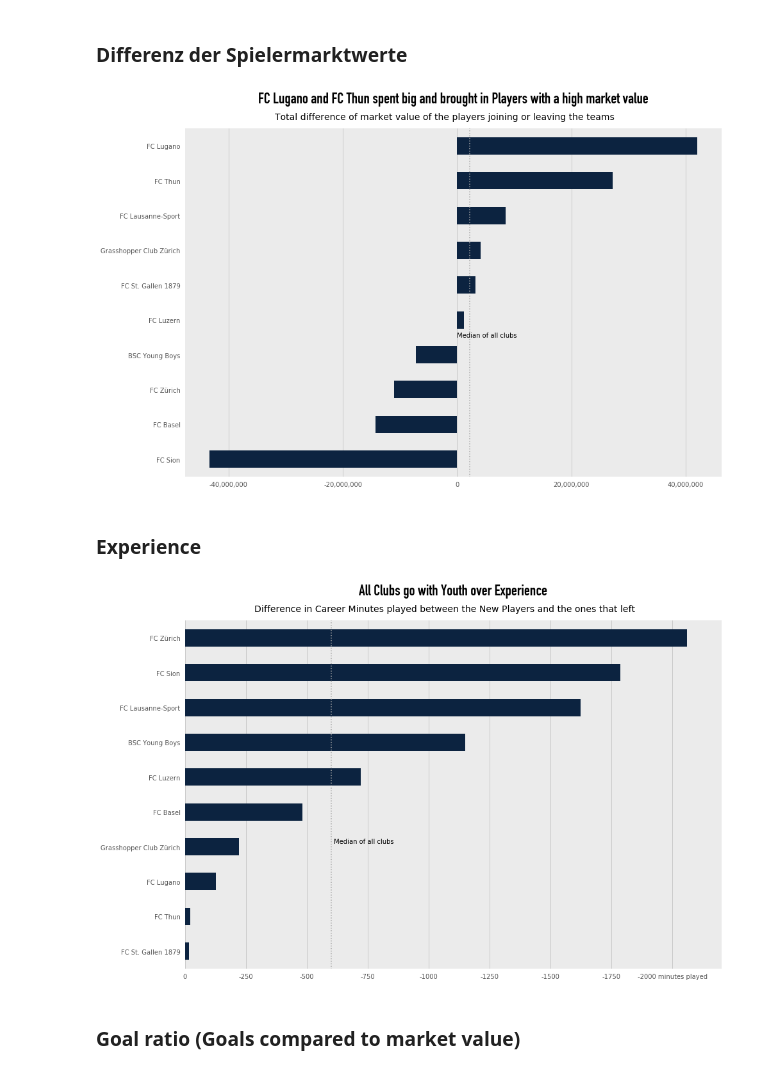
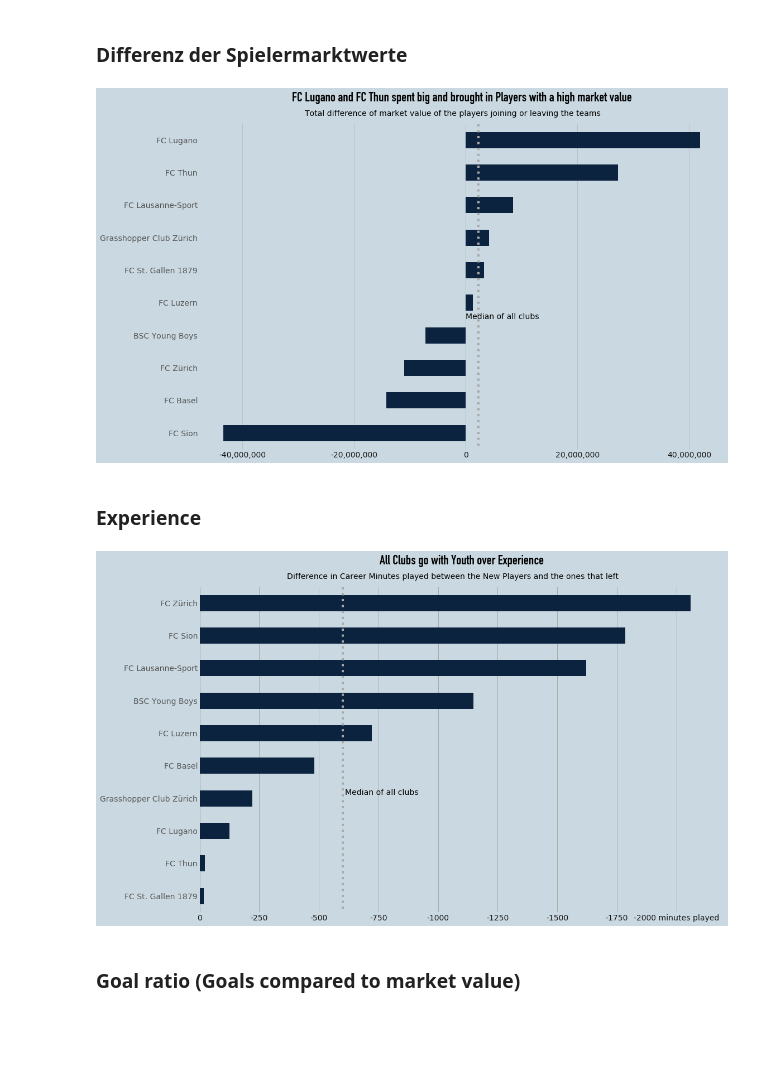
Before and after one commit to benbitoun/data-studio, a Jupyter notebook: Code/02-sport_project /Revision 2/Project 2 plotting.ipynb, the cells around one changed output. Drawn from its saved outputs; the diff is of its cells as text; code cells hidden in the pictures; blank space fills up the shorter version.

```diff
--- a/Code/02-sport_project /Revision 2/Project 2 plotting.ipynb
+++ b/Code/02-sport_project /Revision 2/Project 2 plotting.ipynb
@@ -206,6 +247,27 @@ formatter = FuncFormatter(with_commas)
 ### Differenz der Spielermarktwerte
 # %%
 fig, ax = plt.subplots(figsize =(15,10))
+
+params = {"figure.facecolor": "#cad9e1",
+              "axes.facecolor": "#cad9e1",
+              "axes.grid" : True,
+              "axes.grid.axis" : "y",
+              "grid.color"    : "#ffffff",
+              "grid.linewidth": 2,
+              "axes.spines.left" : False,
+              "axes.spines.right" : False,
+              "axes.spines.top" : False,
+              "ytick.major.size": 0,
+              "ytick.minor.size": 0,
+              "xtick.direction" : "in",
+              "xtick.major.size" : 7,
+              "xtick.color"      : "#191919",
+              "axes.edgecolor"    :"#191919",
+              "axes.prop_cycle" : plt.cycler('color',
+                                    ['#006767', '#ff7f0e', '#2ca02c', '#d62728',
+                                     '#9467bd', '#8c564b', '#e377c2', '#7f7f7f',
+                                     '#bcbd22', '#17becf'])}
+plt.rcParams.update(params)
 
 #Font
 csfont = {'fontname':'DIN Condensed'}
@@ -213,7 +275,7 @@ csfont = {'fontname':'DIN Condensed'}
 df_bilanz_new['differenz_marktwert'].sort_values().plot(kind='barh', ax = ax, legend=False, color=['#0C2340'])
 plt.axes
 
-ax.set_facecolor("#EBEBEB")
+#ax.set_facecolor("#EBEBEB")
 
 
 #grid
@@ -231,40 +293,61 @@ ax.spines['left'].set_visible(False)
 ax.set_title("FC Lugano and FC Thun spent big and brought in Players with a high market value", **csfont, pad=40, fontsize=24)
 plt.gcf().text(0.5, 0.9, "Total difference of market value of the players joining or leaving the teams", ha="center", fontsize=14)
 ax.set_ylabel('')
 
 #Ticks
 ax.tick_params(left=False)
 ax.tick_params(bottom=False)
 
 #Showing Median
 median = df_bilanz_new['differenz_marktwert'].median()
 ax.plot([median, median], [-4, 10], c='darkgrey', linestyle=':')
 ax.annotate(s='Median of all clubs', xy=(4000,3.5), color='black')
 
 #Formatting x-labels
 #Step 1: Build a function
 def with_words(value, pos):
     millions = int(value/1000000)
    # print(pos)
     return "{} million".format(int(millions))
 
 def with_commas(value, pos):
     return "{:,}".format(int(value))
 
 #Step 2: Use FuncFormatter with that function
 formatter = FuncFormatter(with_commas)
 ax.set_axisbelow(True)
 
 ax.xaxis.set_major_formatter(formatter)
 
-plt.savefig('Marktwerte.pdf', transparent=True, bbox_inches='tight')
-plt.savefig('Marktwerte.png', transparent=True, bbox_inches='tight')
+plt.savefig('Marktwerte.pdf', transparent=False, bbox_inches='tight')
+plt.savefig('Marktwerte.png', transparent=False, bbox_inches='tight')
 # %% [output]
-[figure, old version]
+[figure, new version]
 # %% [markdown]
 ### Experience
 # %%
 fig, ax = plt.subplots(figsize =(15,10))
+
+params = {"figure.facecolor": "#cad9e1",
+              "axes.facecolor": "#cad9e1",
+              "axes.grid" : True,
+              "axes.grid.axis" : "y",
+              "grid.color"    : "#ffffff",
+              "grid.linewidth": 2,
+              "axes.spines.left" : False,
+              "axes.spines.right" : False,
+              "axes.spines.top" : False,
+              "ytick.major.size": 0,
+              "ytick.minor.size": 0,
+              "xtick.direction" : "in",
+              "xtick.major.size" : 7,
+              "xtick.color"      : "#191919",
+              "axes.edgecolor"    :"#191919",
+              "axes.prop_cycle" : plt.cycler('color',
+                                    ['#006767', '#ff7f0e', '#2ca02c', '#d62728',
+                                     '#9467bd', '#8c564b', '#e377c2', '#7f7f7f',
+                                     '#bcbd22', '#17becf'])}
+plt.rcParams.update(params)
 
 #Font
 csfont = {'fontname':'DIN Condensed'}
@@ -272,13 +355,13 @@ csfont = {'fontname':'DIN Condensed'}
 df_bilanz_new['total-spiel-differenz'].sort_values(ascending=False).plot(kind='barh', legend=False, ax = ax, color=['#0C2340'])
 plt.axes
 
-ax.set_facecolor("#EBEBEB")
+#ax.set_facecolor("#EBEBEB")
 
 ax.set_ylabel('')
 
 
 #grid
-ax.grid(which='major', linestyle='-', linewidth='0.5', color='darkgrey')
+ax.grid(which='major', linestyle='-', linewidth='1', color='darkgrey')
 #Getting rid of the ax.y
 ax.grid(False, axis='y')
 
@@ -309,10 +392,10 @@ ax.plot([median, median], [-4, 10], c='darkgrey', linestyle=':')
 ax.annotate(s='Median of all clubs', xy=(-610,3.1), color='black')
 
 ax.set_axisbelow(True)
-plt.savefig('experience.pdf', transparent=True, bbox_inches='tight')
-plt.savefig('experience.png', transparent=True, bbox_inches='tight')
+plt.savefig('experience.pdf', transparent=False, bbox_inches='tight')
+plt.savefig('experience.png', transparent=False, bbox_inches='tight')
 # %% [output]
-[figure, old version]
+[figure, new version]
 # %% [markdown]
 ### Goal ratio (Goals compared to market value)
 # %%
```
Also changed, not shown: parts of 8 cells of this notebook, 17 other files.
